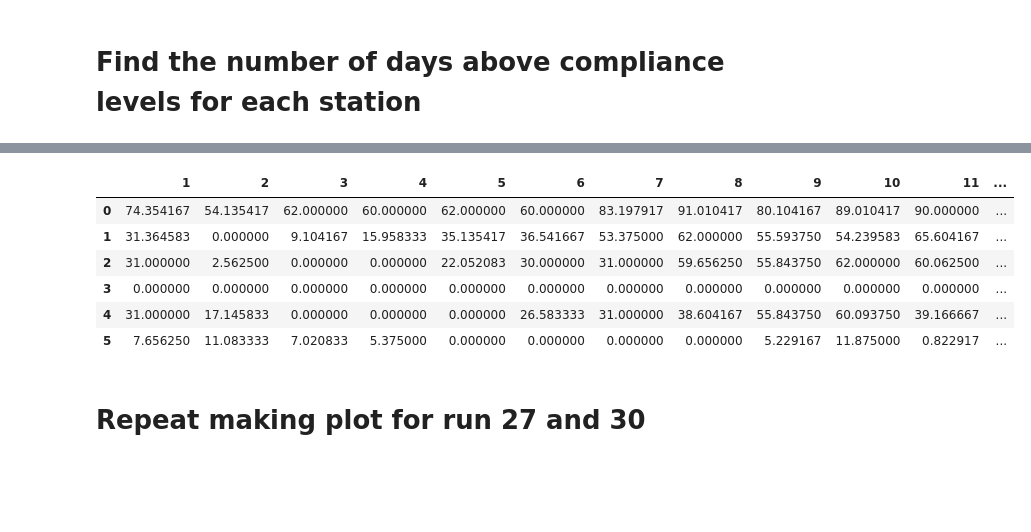
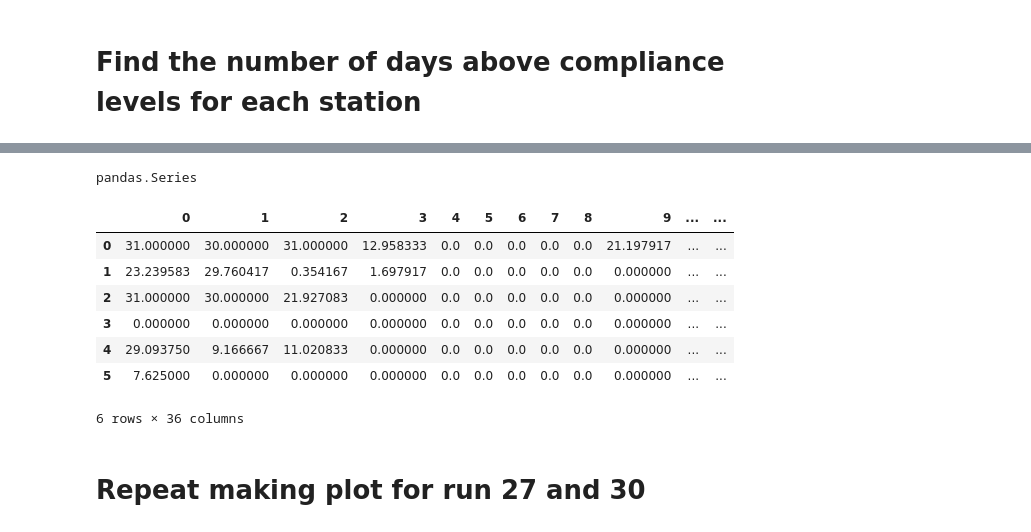
Before and after one commit to jennaisrael/Savio_scratch_back_up, a Jupyter notebook: Plotting/expanse/ch_3/station_plots.ipynb, the cells around one changed output, grey strips where cells are left out. Drawn from its saved outputs; the diff is of its cells as text; code cells hidden in the pictures; blank space fills up the shorter version.

Commit message:
update station plots and compliance calculation

```diff
--- a/Plotting/expanse/ch_3/station_plots.ipynb
+++ b/Plotting/expanse/ch_3/station_plots.ipynb
@@ -478,11 +482,13 @@ station_indices=[23,9,22,203,105,60]
 # # ax.grid(alpha=0.5)
 sdate=pd.to_datetime("2018-10-1")
 edate=pd.to_datetime("2021-10-1")
-months=np.unique(run27[sdate:edate].index.month.values)
+years=np.unique(run27[sdate:edate].index.year.values)
+wymonths=np.arange((len(years)-1)*12) # months in 3 water years hard coded for now
+#months=np.arange(0,36) #np.unique(run27[sdate:edate].index.month.values)
 samplesperday=60*24/15 # every 15 min
-daysabovec_1=np.empty(months.shape)
-daysabovec_2=np.empty(months.shape)
-daysabovec_3=np.empty(months.shape)
+daysabovec_1=np.empty(wymonths.shape)
+daysabovec_2=np.empty(wymonths.shape)
+daysabovec_3=np.empty(wymonths.shape)
 for idx in station_indices:
     if idx == 23:
         s=(0,0)
@@ -536,14 +542,27 @@ for idx in station_indices:
     stadays1=np.array([])
     stadays2=np.array([])
     stadays3=np.array([])
-    for m in months:
+
+    # now that we have multiple years this is not going to work, overwriting data
+    for y in years:
+        #just look at one year
+        print(y)
+        comp1_y=comp1.where(comp1.index.year==y)
+        comp2_y=comp2.where(comp2.index.year==y)
+        comp3_y=comp3.where(comp3.index.year==y)
+        #to get the unique months including those that are never out of compliance need to use a different df
+        #choose a month from this year
+        my= np.unique(values1.where(values1.index.year==y).dropna().index.month.values)
+        print(my)
+        for m in my:
+            print(m)
         #print(stadays)
-        days1=len(comp1[comp1.index.month==m].dropna())/samplesperday
-        stadays1=np.append(stadays1,days1)
-        days2=len(comp2[comp2.index.month==m].dropna())/samplesperday
-        stadays2=np.append(stadays2,days2)
-        days3=len(comp3[comp3.index.month==m].dropna())/samplesperday
-        stadays3=np.append(stadays3,days3)
+            days1=len(comp1_y[comp1_y.index.month==m].dropna())/samplesperday
+            stadays1=np.append(stadays1,days1)
+            days2=len(comp2_y[comp2_y.index.month==m].dropna())/samplesperday
+            stadays2=np.append(stadays2,days2)
+            days3=len(comp3_y[comp3_y.index.month==m].dropna())/samplesperday
+            stadays3=np.append(stadays3,days3)
 
 
     #after going though all the stations stack this array with the others
@@ -572,20 +591,25 @@ cor has 323.59375 days above compliance
+# %%
+type(comp1)
+# %% [output]
+pandas.Series
 # %%
 #trim the first row (empty) and create dataframe
 #stn={"station":[0,1,2,3,4,5]}
 #need to convert rows to cols
 #clean_data=[[int(item.split()[0]) for item in row] for row in daysabovec[1:,:]]
-df_compliance1=pd.DataFrame(data=daysabovec_1[1:,:],columns=months)
-df_compliance2=pd.DataFrame(data=daysabovec_2[1:,:],columns=months)
-df_compliance3=pd.DataFrame(data=daysabovec_3[1:,:],columns=months)
+df_compliance1=pd.DataFrame(data=daysabovec_1[1:,:],columns=wymonths)
+df_compliance2=pd.DataFrame(data=daysabovec_2[1:,:],columns=wymonths)
+df_compliance3=pd.DataFrame(data=daysabovec_3[1:,:],columns=wymonths)
 df_compliance1
 # %% [output]
-|  | 1 | 2 | 3 | 4 | 5 | 6 | 7 | 8 | 9 | 10 | 11 | ... |
-| 0 | 74.354167 | 54.135417 | 62.000000 | 60.000000 | 62.000000 | 60.000000 | 83.197917 | 91.010417 | 80.104167 | 89.010417 | 90.000000 | ... |
-| 1 | 31.364583 | 0.000000 | 9.104167 | 15.958333 | 35.135417 | 36.541667 | 53.375000 | 62.000000 | 55.593750 | 54.239583 | 65.604167 | ... |
-| 2 | 31.000000 | 2.562500 | 0.000000 | 0.000000 | 22.052083 | 30.000000 | 31.000000 | 59.656250 | 55.843750 | 62.000000 | 60.062500 | ... |
-| 3 | 0.000000 | 0.000000 | 0.000000 | 0.000000 | 0.000000 | 0.000000 | 0.000000 | 0.000000 | 0.000000 | 0.000000 | 0.000000 | ... |
-| 4 | 31.000000 | 17.145833 | 0.000000 | 0.000000 | 0.000000 | 26.583333 | 31.000000 | 38.604167 | 55.843750 | 60.093750 | 39.166667 | ... |
-| 5 | 7.656250 | 11.083333 | 7.020833 | 5.375000 | 0.000000 | 0.000000 | 0.000000 | 0.000000 | 5.229167 | 11.875000 | 0.822917 | ... |
+|  | 0 | 1 | 2 | 3 | 4 | 5 | 6 | 7 | 8 | 9 | ... | ... |
+| 0 | 31.000000 | 30.000000 | 31.000000 | 12.958333 | 0.0 | 0.0 | 0.0 | 0.0 | 0.0 | 21.197917 | ... | ... |
+| 1 | 23.239583 | 29.760417 | 0.354167 | 1.697917 | 0.0 | 0.0 | 0.0 | 0.0 | 0.0 | 0.000000 | ... | ... |
+| 2 | 31.000000 | 30.000000 | 21.927083 | 0.000000 | 0.0 | 0.0 | 0.0 | 0.0 | 0.0 | 0.000000 | ... | ... |
+| 3 | 0.000000 | 0.000000 | 0.000000 | 0.000000 | 0.0 | 0.0 | 0.0 | 0.0 | 0.0 | 0.000000 | ... | ... |
+| 4 | 29.093750 | 9.166667 | 11.020833 | 0.000000 | 0.0 | 0.0 | 0.0 | 0.0 | 0.0 | 0.000000 | ... | ... |
+| 5 | 7.625000 | 0.000000 | 0.000000 | 0.000000 | 0.0 | 0.0 | 0.0 | 0.0 | 0.0 | 0.000000 | ... | ... |
+6 rows × 36 columns
 # %%
 # df_compliance1.to_csv('./days_above_compliance_by_month_2026_08_23_baseline.csv',index=False)
 # df_compliance2.to_csv('./days_above_compliance_by_month_2026_08_23_dcp.csv',index=False)
```
Also changed, not shown: parts of 4 cells of this notebook, 3 other files.
